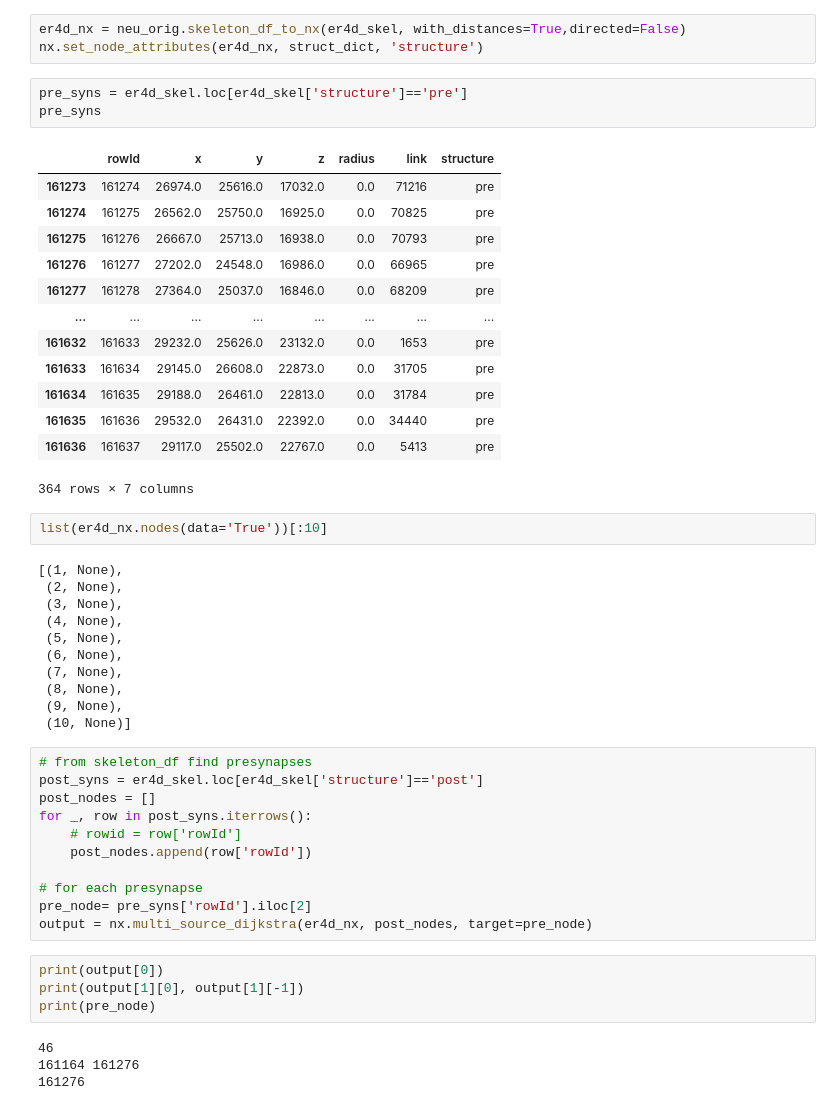
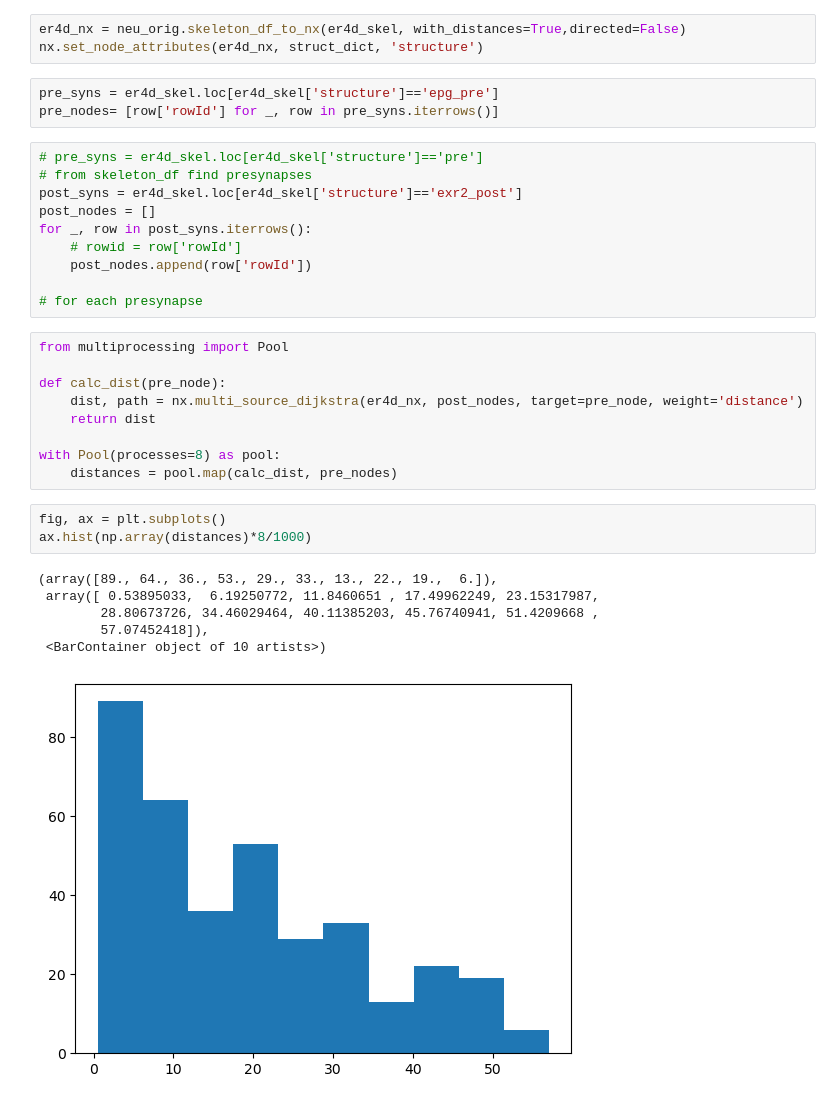
Before and after one commit to yfisher-lab/NeuromodPlasticity, a Jupyter notebook: NeuromodPlasticity/figures/connectomics/synapse_distance.ipynb, the cells around one changed output. Saved outputs shown, nothing was run; the diff lists cells and outputs as text.

```diff
--- a/NeuromodPlasticity/figures/connectomics/synapse_distance.ipynb
+++ b/NeuromodPlasticity/figures/connectomics/synapse_distance.ipynb
@@ -187,52 +276,35 @@ for _, row in er4d_skel.iterrows():
 # %%
 er4d_nx = neu_orig.skeleton_df_to_nx(er4d_skel, with_distances=True,directed=False)
 nx.set_node_attributes(er4d_nx, struct_dict, 'structure')
+# %%
+pre_syns = er4d_skel.loc[er4d_skel['structure']=='epg_pre']
+pre_nodes= [row['rowId'] for _, row in pre_syns.iterrows()]
 # %%
-pre_syns = er4d_skel.loc[er4d_skel['structure']=='pre']
-pre_syns
+# pre_syns = er4d_skel.loc[er4d_skel['structure']=='pre']
+# from skeleton_df find presynapses
+post_syns = er4d_skel.loc[er4d_skel['structure']=='exr2_post']
+post_nodes = []
+for _, row in post_syns.iterrows():
+    # rowid = row['rowId']
+    post_nodes.append(row['rowId'])
+
+# for each presynapse
-# %% [output]
-|  | rowId | x | y | z | radius | link | structure |
-| 161273 | 161274 | 26974.0 | 25616.0 | 17032.0 | 0.0 | 71216 | pre |
-| 161274 | 161275 | 26562.0 | 25750.0 | 16925.0 | 0.0 | 70825 | pre |
-| 161275 | 161276 | 26667.0 | 25713.0 | 16938.0 | 0.0 | 70793 | pre |
-| 161276 | 161277 | 27202.0 | 24548.0 | 16986.0 | 0.0 | 66965 | pre |
-| 161277 | 161278 | 27364.0 | 25037.0 | 16846.0 | 0.0 | 68209 | pre |
-| ... | ... | ... | ... | ... | ... | ... | ... |
-| 161632 | 161633 | 29232.0 | 25626.0 | 23132.0 | 0.0 | 1653 | pre |
-| 161633 | 161634 | 29145.0 | 26608.0 | 22873.0 | 0.0 | 31705 | pre |
-| 161634 | 161635 | 29188.0 | 26461.0 | 22813.0 | 0.0 | 31784 | pre |
-| 161635 | 161636 | 29532.0 | 26431.0 | 22392.0 | 0.0 | 34440 | pre |
-| 161636 | 161637 | 29117.0 | 25502.0 | 22767.0 | 0.0 | 5413 | pre |
-364 rows × 7 columns
-# %%
-list(er4d_nx.nodes(data='True'))[:10]
-# %% [output]
-[(1, None),
- (2, None),
- (3, None),
- (4, None),
- (5, None),
- (6, None),
- (7, None),
- (8, None),
- (9, None),
- (10, None)]
-# %%
-# from skeleton_df find presynapses
-post_syns = er4d_skel.loc[er4d_skel['structure']=='post']
-post_nodes = []
-for _, row in post_syns.iterrows():
-    # rowid = row['rowId']
-    post_nodes.append(row['rowId'])
-
-# for each presynapse
-pre_node= pre_syns['rowId'].iloc[2]
-output = nx.multi_source_dijkstra(er4d_nx, post_nodes, target=pre_node)
+# %%
+from multiprocessing import Pool
+
+def calc_dist(pre_node):
+    dist, path = nx.multi_source_dijkstra(er4d_nx, post_nodes, target=pre_node, weight='distance')
+    return dist
+
+with Pool(processes=8) as pool:
+    distances = pool.map(calc_dist, pre_nodes)
 # %%
-print(output[0])
-print(output[1][0], output[1][-1])
-print(pre_node)
+fig, ax = plt.subplots()
+ax.hist(np.array(distances)*8/1000)
 # %% [output]
-46
-161164 161276
-161276
+(array([89., 64., 36., 53., 29., 33., 13., 22., 19.,  6.]),
+ array([ 0.53895033,  6.19250772, 11.8460651 , 17.49962249, 23.15317987,
+        28.80673726, 34.46029464, 40.11385203, 45.76740941, 51.4209668 ,
+        57.07452418]),
+ <BarContainer object of 10 artists>)
+[figure, added]
```
Also changed, not shown: parts of 12 cells of this notebook.
